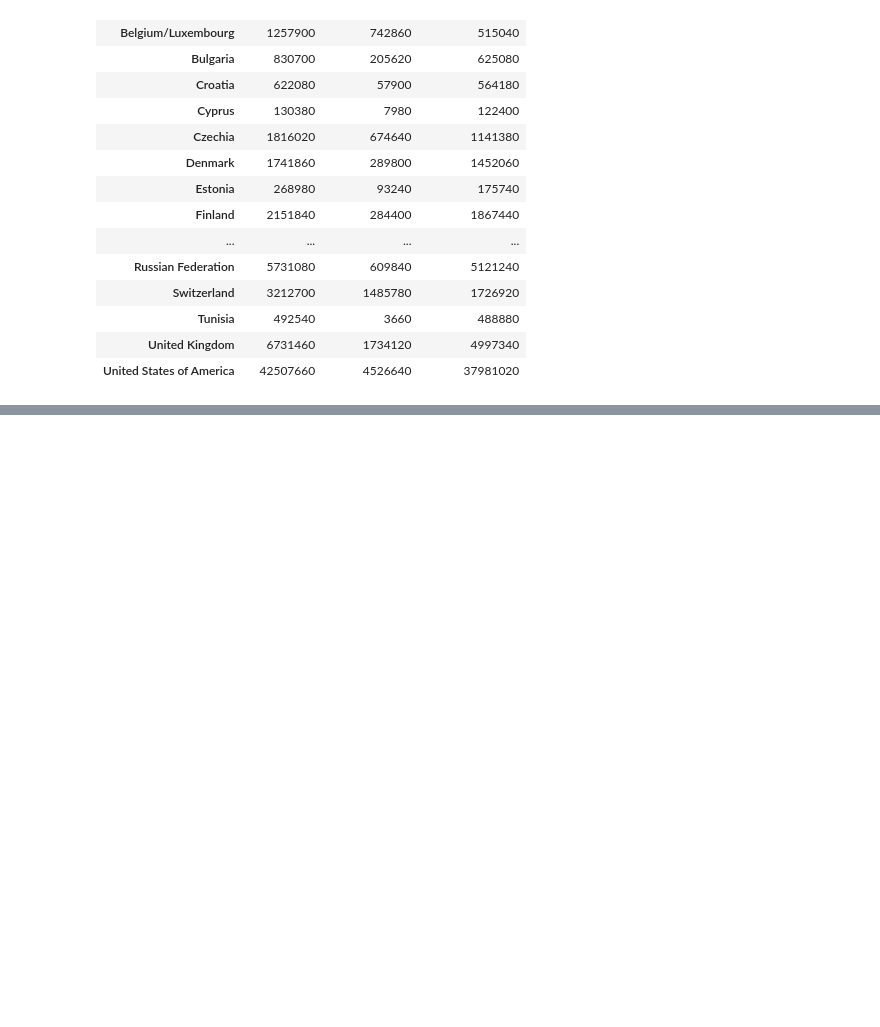
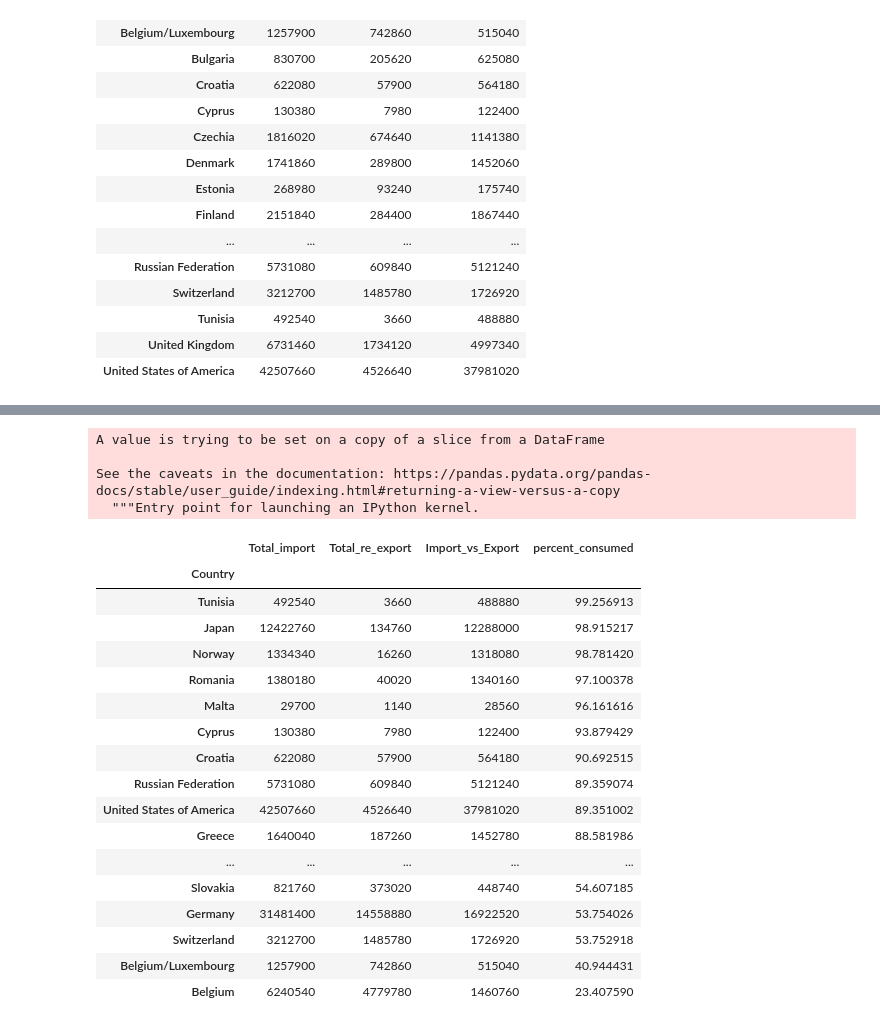
Before and after one commit to GILEV0/ETL_Project2, a Jupyter notebook: ETL_consumption_vs_export.ipynb, the cells around one changed output, grey strips where cells are left out. Drawn from its saved outputs; the diff is of its cells as text; code cells hidden in the pictures; blank space fills up the shorter version.

```diff
--- a/ETL_consumption_vs_export.ipynb
+++ b/ETL_consumption_vs_export.ipynb
@@ -96,0 +124,26 @@ See the caveats in the documentation: https://pandas.pydata.org/pandas-docs/stab
+# %%
+coffee_df.sort_values(by=['percent_consumed'],inplace=True, ascending=False)
+coffee_df.set_index("Country")
+# %% [output]
+A value is trying to be set on a copy of a slice from a DataFrame
+
+See the caveats in the documentation: https://pandas.pydata.org/pandas-docs/stable/user_guide/indexing.html#returning-a-view-versus-a-copy
+  """Entry point for launching an IPython kernel.
+|  | Total_import | Total_re_export | Import_vs_Export | percent_consumed |
+| Country |  |  |  |  |
+| Tunisia | 492540 | 3660 | 488880 | 99.256913 |
+| Japan | 12422760 | 134760 | 12288000 | 98.915217 |
+| Norway | 1334340 | 16260 | 1318080 | 98.781420 |
+| Romania | 1380180 | 40020 | 1340160 | 97.100378 |
+| Malta | 29700 | 1140 | 28560 | 96.161616 |
+| Cyprus | 130380 | 7980 | 122400 | 93.879429 |
+| Croatia | 622080 | 57900 | 564180 | 90.692515 |
+| Russian Federation | 5731080 | 609840 | 5121240 | 89.359074 |
+| United States of America | 42507660 | 4526640 | 37981020 | 89.351002 |
+| Greece | 1640040 | 187260 | 1452780 | 88.581986 |
+| ... | ... | ... | ... | ... |
+| Slovakia | 821760 | 373020 | 448740 | 54.607185 |
+| Germany | 31481400 | 14558880 | 16922520 | 53.754026 |
+| Switzerland | 3212700 | 1485780 | 1726920 | 53.752918 |
+| Belgium/Luxembourg | 1257900 | 742860 | 515040 | 40.944431 |
+| Belgium | 6240540 | 4779780 | 1460760 | 23.407590 |
```
Also changed, not shown: parts of 2 cells of this notebook, 1 other file.
